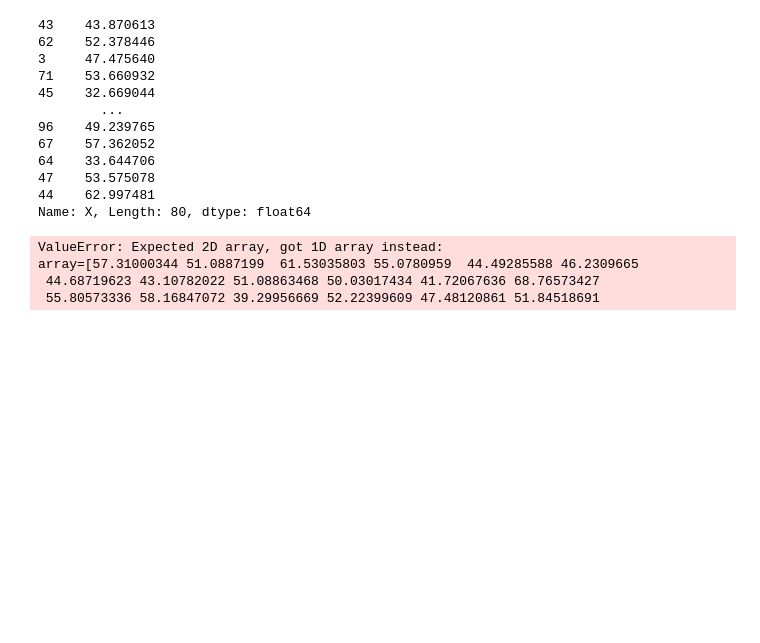
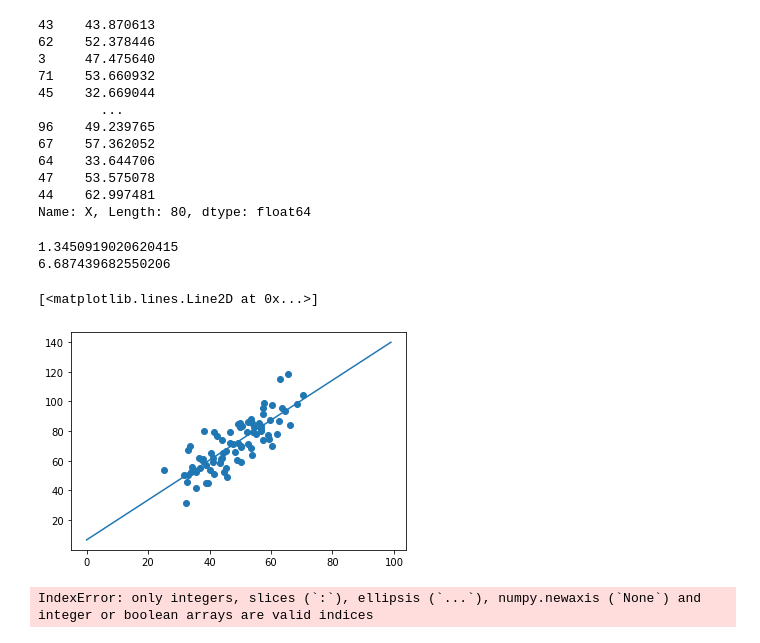
Before and after one commit to sardorick/strive_practice, a Jupyter notebook: 01. Intro to ML/Part 2/ml2.ipynb, the cells around one changed output. Cells and saved outputs as stored; diff of their text form; code cells hidden in the pictures; blank space fills up the shorter version.

```diff
--- a/01. Intro to ML/Part 2/ml2.ipynb
+++ b/01. Intro to ML/Part 2/ml2.ipynb
@@ -83,18 +83,6 @@ x_train
 47    53.575078
 44    62.997481
 Name: X, Length: 80, dtype: float64
-# %%
-# function of linear regression
-regr = linear_model.LinearRegression()
-# x_train = x_train.reshape((-1, 1))
-regr.fit(x_train, y_train)
-predictions = regr.predict(x_test)
-pd.DataFrame(predictions).plot()
-# %% [output]
-ValueError: Expected 2D array, got 1D array instead:
-array=[57.31000344 51.0887199  61.53035803 55.0780959  44.49285588 46.2309665
- 44.68719623 43.10782022 51.08863468 50.03017434 41.72067636 68.76573427
- 55.80573336 58.16847072 39.29956669 52.22399609 47.48120861 51.84518691
 # %%
 #implement a least squares function to find a, b
 
@@ -104,11 +92,19 @@ b_upper = 0
 b_lower = 0
 b = 0
 a = 0
+x_mean = x_train.mean()
+y_mean = y_train.mean()
+b_upper = sum((x_train - x_mean) * (y_train - y_mean))
+b_lower = sum(np.square(x_train - x_mean))
+b = b_upper/b_lower
+a = y_mean - b * x_mean
 
 # YOUR CODE HERE
-raise NotImplementedError()
 print(b)
 print(a)
+# %% [output]
+1.3450919020620415
+6.687439682550206
 # %%
 assert abs(a - 6.68) <=0.03
 assert abs(b - 1.34) <=0.03
@@ -116,13 +112,18 @@ assert abs(b - 1.34) <=0.03
 line = 0
 x = np.array([])
 # YOUR CODE HERE
-raise NotImplementedError()
+x = np.arange(0, 100)
+line = a+b*x
 # %%
 assert abs(a +3*b - 10.75) <= 0.09
 assert abs(a +100*b - 140) <= 2
 # %%
 # YOUR CODE HERE
-raise NotImplementedError()
+plt.scatter(x_train, y_train)
+plt.plot(line)
+# %% [output]
+[<matplotlib.lines.Line2D at 0x...>]
+[figure, added]
 # %%
 #Classify your test data in to classes
 #if the Y value for a certain X is lower than the line then the class is 0
@@ -130,12 +131,19 @@ class_0 = []
 class_1 = []
 
 # YOUR CODE HERE
-raise NotImplementedError()
+for i in range(x_test.shape[0]):
+    if y_test.values[i] < (a + x_test.values[i*b]):
+        class_0.append( (x_test.values[i], y_test.values[i]) )
+    else:
+        class_1.append( (x_test.values[i], y_test.values[i]) )
+
 
 class_0 = np.array(class_0)
 class_1 = np.array(class_1)
 print(class_0.shape)
 print(class_1.shape)
+# %% [output]
+IndexError: only integers, slices (`:`), ellipsis (`...`), numpy.newaxis (`None`) and integer or boolean arrays are valid indices
 # %%
 assert 9 < class_0.shape[0] < 13
 assert 7 < class_1.shape[0] < 11
```
